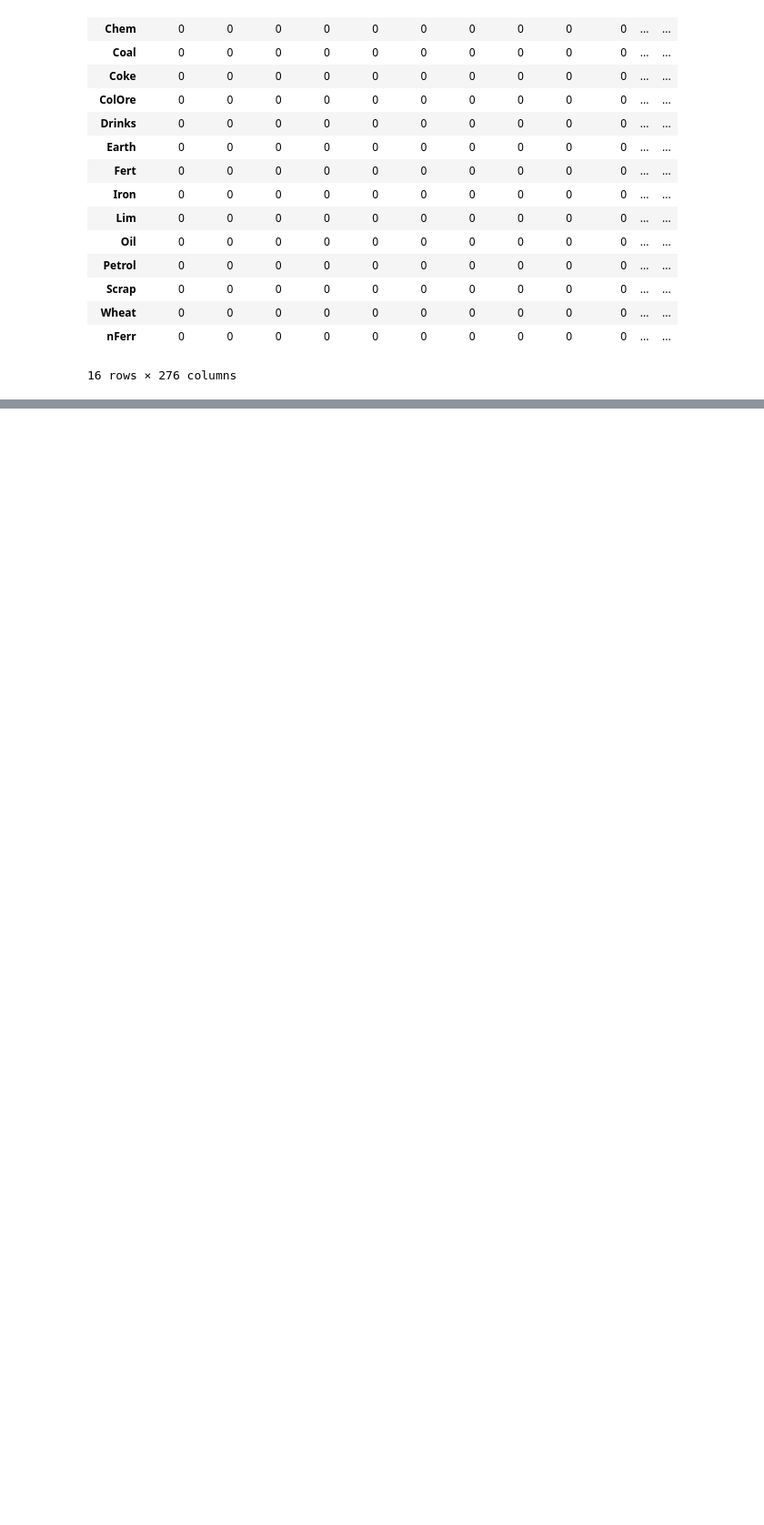
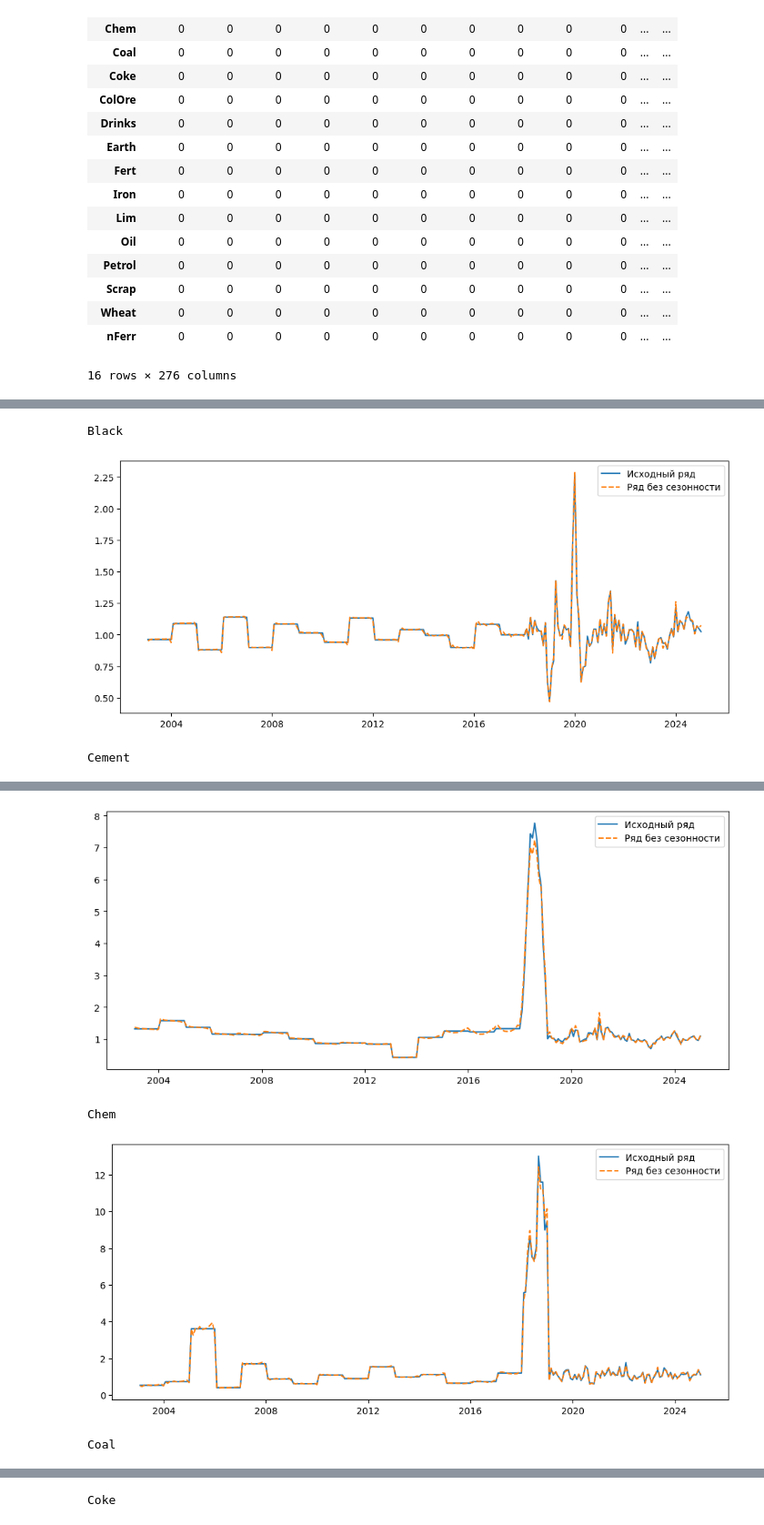
Before and after one commit to zhus-dika/railways_caclulations, a Jupyter notebook: railways_calculations_volume_data_p1_3.ipynb, the cells around one changed output, grey strips where cells are left out. Shown at 91% size. Drawn from its saved outputs; the diff is of its cells as text; code cells hidden in the pictures; blank space fills up the shorter version.

```diff
--- a/railways_calculations_volume_data_p1_3.ipynb
+++ b/railways_calculations_volume_data_p1_3.ipynb
@@ -885,0 +888,2 @@ df_2002_2024_full
+# %%
+df_2003_2024_with_index = copy.deepcopy(df_2002_2024_with_index).drop(columns=[column for column in df_2002_2024_with_index.columns if column.split('_')[1] == '2002'])
@@ -885,0 +892,3 @@ df_2002_2024_full
+# %%
+date_rng = pd.date_range(start='2003-01-01', periods=276, freq='M')
+date_rng
@@ -885,0 +904,4 @@ df_2002_2024_full
+# %%
+dct_names = {column: date_rng[idx] for idx, column in enumerate(df_2003_2024_with_index.columns)}
+
+df_2003_2024_with_index = df_2003_2024_with_index.rename(columns=dct_names)
@@ -885,0 +930,22 @@ df_2002_2024_full
+# %%
+for idx, row in df_2003_2024_with_index.iterrows():
+
+  data = row
+  # Применяем X-13ARIMA-SEATS
+  print(idx)
+  res = sm.tsa.x13_arima_analysis(data, freq='M', outlier=False)
+
+  # Достаем очищенный от сезонности ряд
+  adjusted_series = res.seasadj
+
+  # График результата
+  import matplotlib.pyplot as plt
+  plt.figure(figsize=(12,5))
+  plt.plot(data, label="Исходный ряд")
+  plt.plot(adjusted_series, label="Ряд без сезонности", linestyle="dashed")
+  plt.legend()
+  plt.show()
+# %% [output]
+Black
+[figure, added]
+Cement
@@ -885,0 +953,4 @@ df_2002_2024_full
+[figure, added]
+Chem
+[figure, added]
+Coal
@@ -885,0 +959 @@ df_2002_2024_full
+Coke
```
Also changed, not shown: parts of 10 cells of this notebook.
